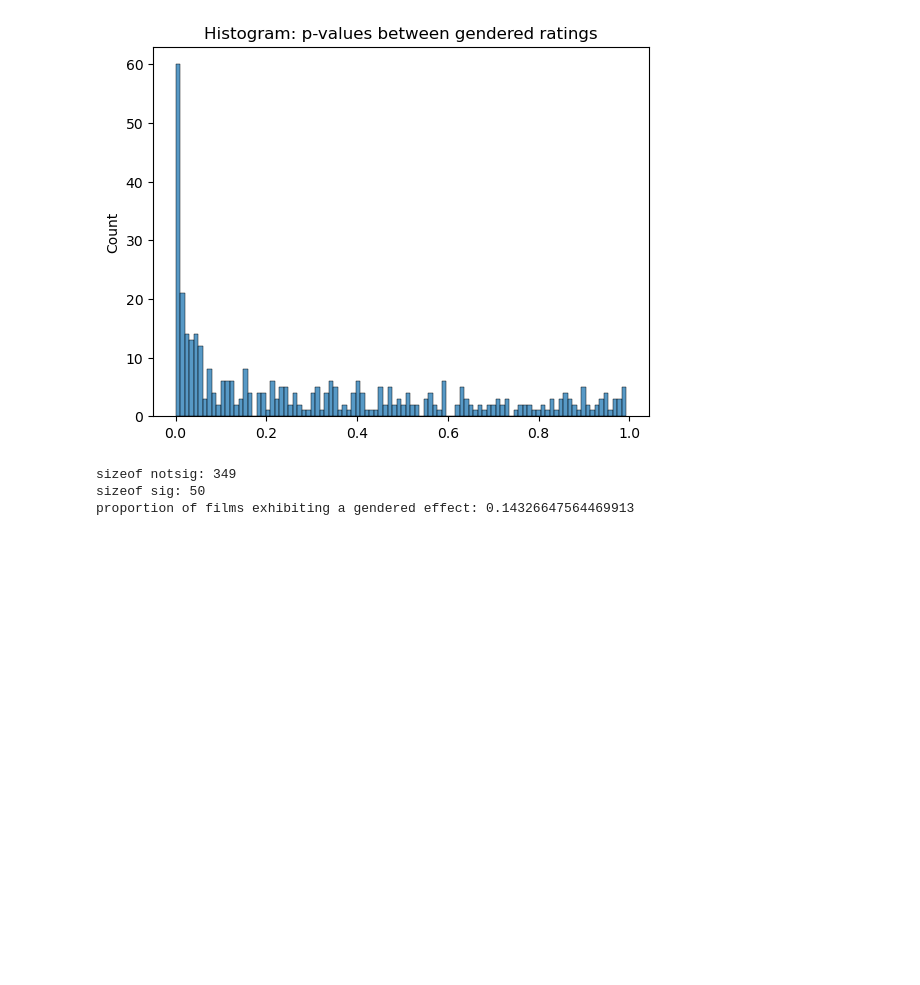
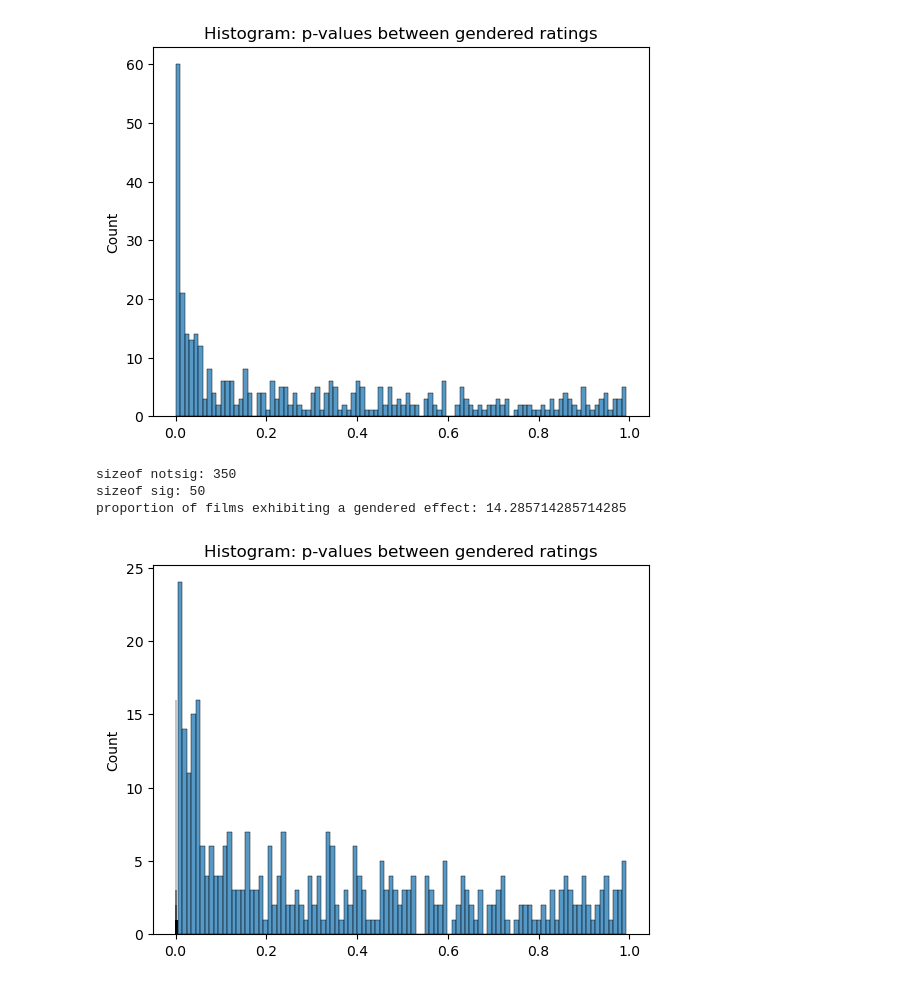
Before and after one commit to caralinebruz/data_science_movie_ratings_analysis, a Jupyter notebook: 4 Gendered Movie Proportion.ipynb, the cells around one changed output. Drawn from its saved outputs; the diff is of its cells as text; code cells hidden in the pictures; blank space fills up the shorter version.

```diff
--- a/4 Gendered Movie Proportion.ipynb
+++ b/4 Gendered Movie Proportion.ipynb
@@ -188,12 +194,29 @@ for p in p_values:
 print("sizeof notsig: %s" % len(notsig))
 print("sizeof sig: %s" % len(sig))
 
-gendered_effect = float(len(sig) / len(notsig))
+gendered_effect = float(len(sig) / len(notsig)) * 100
 print("proportion of films exhibiting a gendered effect: %s" % gendered_effect)
 # %% [output]
-sizeof notsig: 349
+sizeof notsig: 350
 sizeof sig: 50
-proportion of films exhibiting a gendered effect: 0.14326647564469913
+proportion of films exhibiting a gendered effect: 14.285714285714285
+# %%
+# now, plot the results
+
+
+# sns.barplot(p_values)
+bins=100
+sns.histplot(sig, bins=bins, color="yellow", label="significant")
+sns.histplot(notsig, bins=bins, label="not significant")
+
+plt.title('Histogram: p-values between gendered ratings')
+# plt.xlabel('rating')
+# plt.ylabel('count of rating')
+# # plt.legend()
+# # plt.ylim([0, 1])
+plt.show()
+# %% [output]
+[figure, added]
 # %%
 # now, plot the results which are significant vs insignificant
 
```
Also changed, not shown: parts of 10 cells of this notebook, 1 other file.
